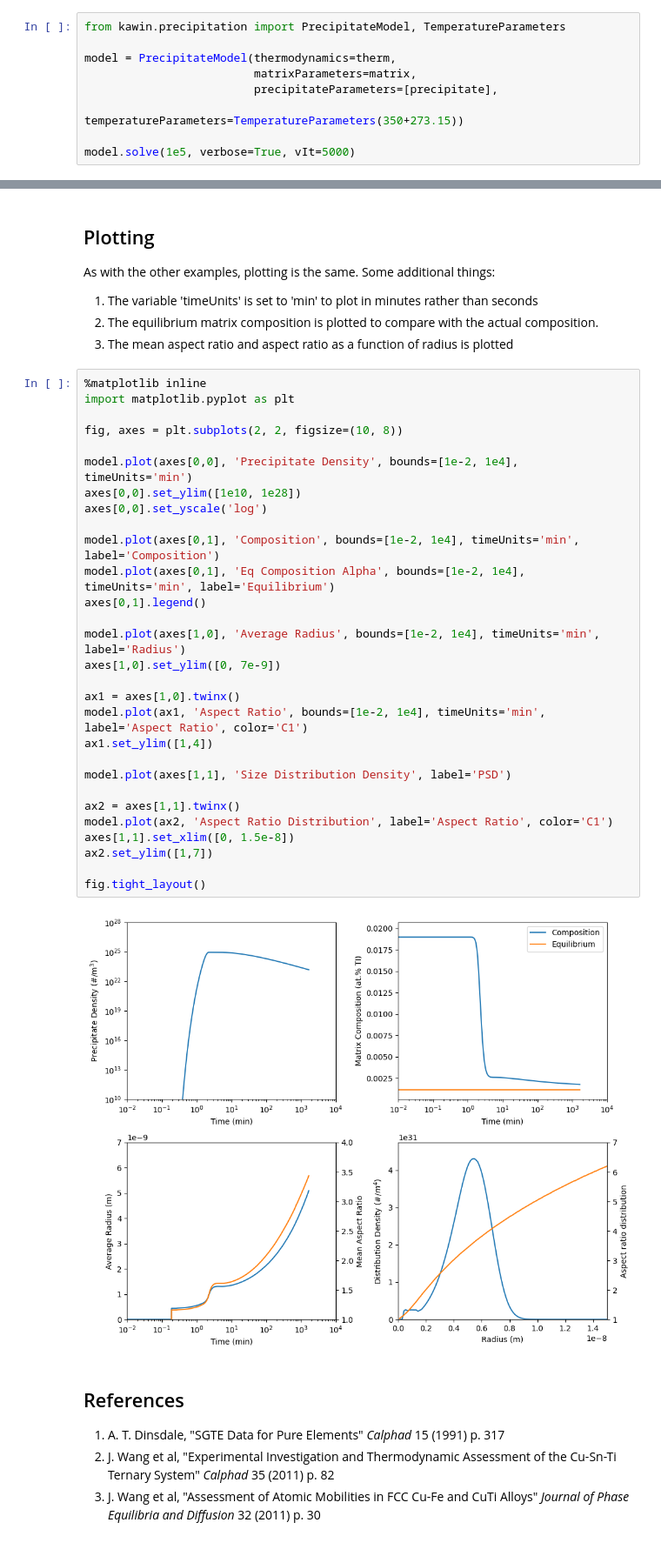
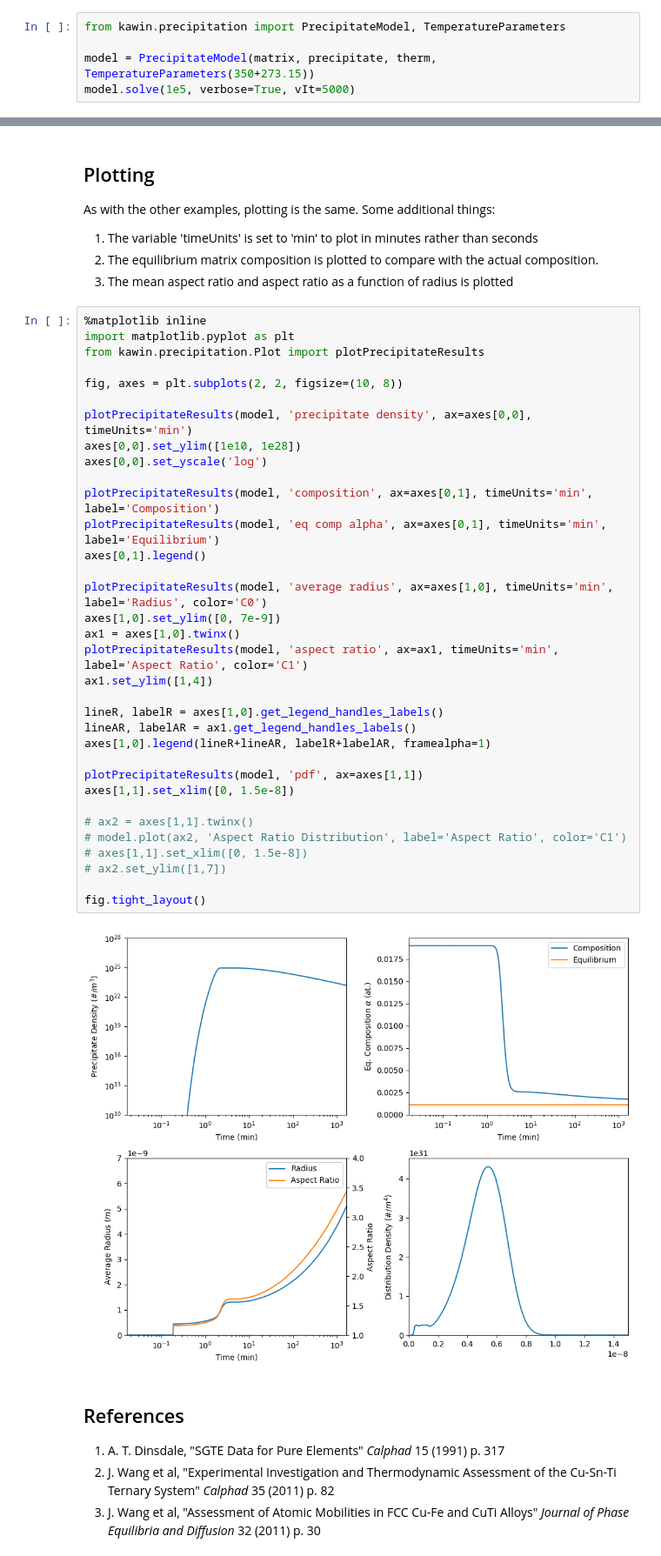
Before and after one commit to materialsgenomefoundation/kawin, a Jupyter notebook: examples/04_Precipitation_with_Elastic_Energy.ipynb, the cells around one changed output, grey strips where cells are left out. Shown at 87% size. Saved outputs shown, nothing was run; the diff lists cells and outputs as text.

Commit message:
redo precipitate plotting

```diff
--- a/examples/04_Precipitation_with_Elastic_Energy.ipynb
+++ b/examples/04_Precipitation_with_Elastic_Energy.ipynb
@@ -50,11 +50,7 @@ precipitate.shapeFactor.setPrecipitateShape('needle')
 # %%
 from kawin.precipitation import PrecipitateModel, TemperatureParameters
 
-model = PrecipitateModel(thermodynamics=therm,
-                         matrixParameters=matrix,
-                         precipitateParameters=[precipitate],
-                         temperatureParameters=TemperatureParameters(350+273.15))
-
+model = PrecipitateModel(matrix, precipitate, therm, TemperatureParameters(350+273.15))
 model.solve(1e5, verbose=True, vIt=5000)
 # %% [output]
 N       Time (s)        Sim Time (s)    Temperature (K) Matrix Comp
@@ -78,34 +74,39 @@ As with the other examples, plotting is the same. Some additional things:
 # %%
 %matplotlib inline
 import matplotlib.pyplot as plt
+from kawin.precipitation.Plot import plotPrecipitateResults
 
 fig, axes = plt.subplots(2, 2, figsize=(10, 8))
 
-model.plot(axes[0,0], 'Precipitate Density', bounds=[1e-2, 1e4], timeUnits='min')
+plotPrecipitateResults(model, 'precipitate density', ax=axes[0,0], timeUnits='min')
 axes[0,0].set_ylim([1e10, 1e28])
 axes[0,0].set_yscale('log')
 
-model.plot(axes[0,1], 'Composition', bounds=[1e-2, 1e4], timeUnits='min', label='Composition')
-model.plot(axes[0,1], 'Eq Composition Alpha', bounds=[1e-2, 1e4], timeUnits='min', label='Equilibrium')
+plotPrecipitateResults(model, 'composition', ax=axes[0,1], timeUnits='min', label='Composition')
+plotPrecipitateResults(model, 'eq comp alpha', ax=axes[0,1], timeUnits='min', label='Equilibrium')
 axes[0,1].legend()
 
-model.plot(axes[1,0], 'Average Radius', bounds=[1e-2, 1e4], timeUnits='min', label='Radius')
+plotPrecipitateResults(model, 'average radius', ax=axes[1,0], timeUnits='min', label='Radius', color='C0')
 axes[1,0].set_ylim([0, 7e-9])
-
 ax1 = axes[1,0].twinx()
-model.plot(ax1, 'Aspect Ratio', bounds=[1e-2, 1e4], timeUnits='min', label='Aspect Ratio', color='C1')
+plotPrecipitateResults(model, 'aspect ratio', ax=ax1, timeUnits='min', label='Aspect Ratio', color='C1')
 ax1.set_ylim([1,4])
 
-model.plot(axes[1,1], 'Size Distribution Density', label='PSD')
+lineR, labelR = axes[1,0].get_legend_handles_labels()
+lineAR, labelAR = ax1.get_legend_handles_labels()
+axes[1,0].legend(lineR+lineAR, labelR+labelAR, framealpha=1)
 
-ax2 = axes[1,1].twinx()
-model.plot(ax2, 'Aspect Ratio Distribution', label='Aspect Ratio', color='C1')
+plotPrecipitateResults(model, 'pdf', ax=axes[1,1])
 axes[1,1].set_xlim([0, 1.5e-8])
-ax2.set_ylim([1,7])
+
+# ax2 = axes[1,1].twinx()
+# model.plot(ax2, 'Aspect Ratio Distribution', label='Aspect Ratio', color='C1')
+# axes[1,1].set_xlim([0, 1.5e-8])
+# ax2.set_ylim([1,7])
 
 fig.tight_layout()
 # %% [output]
-[figure, old version]
+[figure, new version]
 # %% [markdown]
 ## References
 
```
Also changed, not shown: parts of 1 cell of this notebook, 23 other files.
